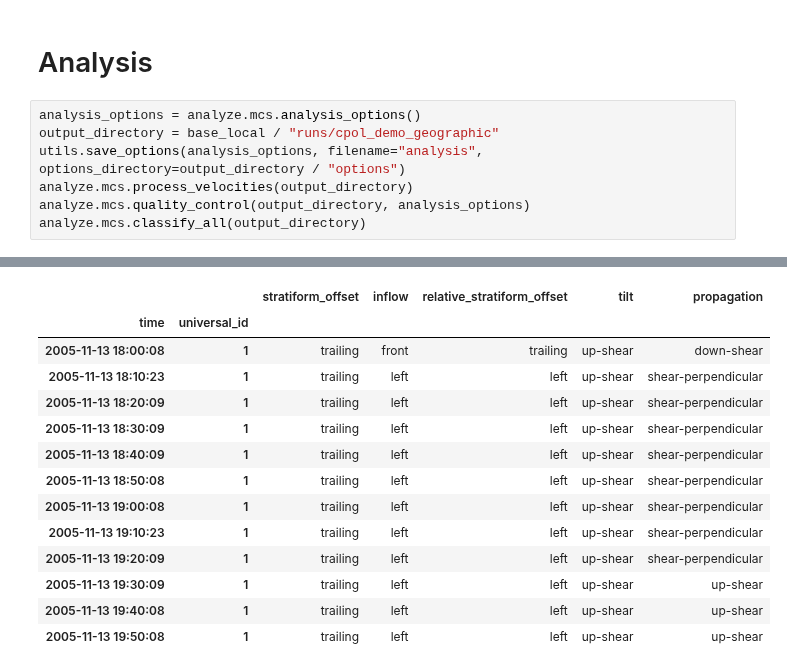
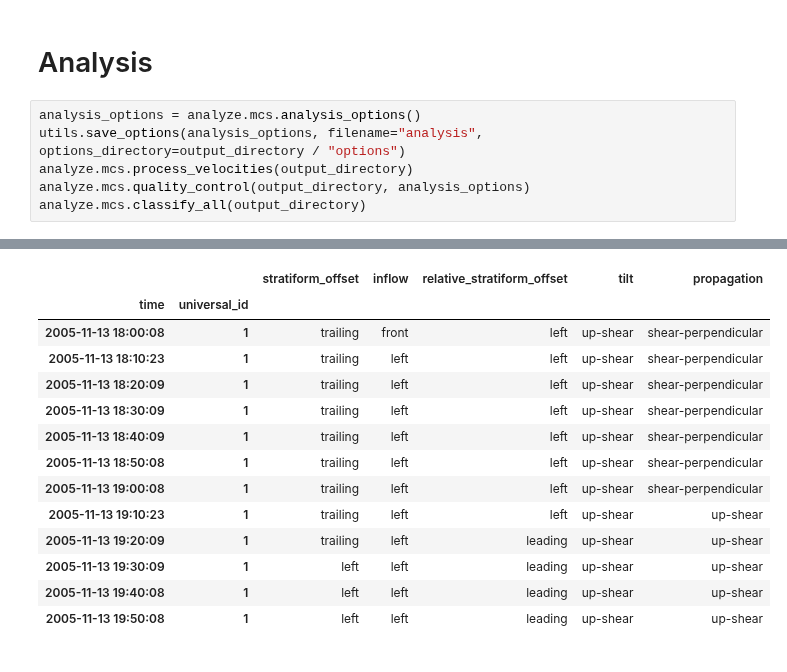
Before and after one commit to THUNER-project/THUNER, a Jupyter notebook: demo/cpol.ipynb, the cells around one changed output, grey strips where cells are left out. Drawn from its saved outputs; the diff is of its cells as text.

```diff
--- a/demo/cpol.ipynb
+++ b/demo/cpol.ipynb
@@ -185,7 +166,6 @@ tracks = track.simultaneous_track(
 # Analysis
 # %%
 analysis_options = analyze.mcs.analysis_options()
-output_directory = base_local / "runs/cpol_demo_geographic"
 utils.save_options(analysis_options, filename="analysis", options_directory=output_directory / "options")
 analyze.mcs.process_velocities(output_directory)
 analyze.mcs.quality_control(output_directory, analysis_options)
@@ -201,16 +174,16 @@ analyze.mcs.classify_all(output_directory)
 |  |  | stratiform_offset | inflow | relative_stratiform_offset | tilt | propagation |
 | time | universal_id |  |  |  |  |  |
-| 2005-11-13 18:00:08 | 1 | trailing | front | trailing | up-shear | down-shear |
+| 2005-11-13 18:00:08 | 1 | trailing | front | left | up-shear | shear-perpendicular |
 | 2005-11-13 18:10:23 | 1 | trailing | left | left | up-shear | shear-perpendicular |
 | 2005-11-13 18:20:09 | 1 | trailing | left | left | up-shear | shear-perpendicular |
 | 2005-11-13 18:30:09 | 1 | trailing | left | left | up-shear | shear-perpendicular |
 | 2005-11-13 18:40:09 | 1 | trailing | left | left | up-shear | shear-perpendicular |
 | 2005-11-13 18:50:08 | 1 | trailing | left | left | up-shear | shear-perpendicular |
 | 2005-11-13 19:00:08 | 1 | trailing | left | left | up-shear | shear-perpendicular |
-| 2005-11-13 19:10:23 | 1 | trailing | left | left | up-shear | shear-perpendicular |
-| 2005-11-13 19:20:09 | 1 | trailing | left | left | up-shear | shear-perpendicular |
-| 2005-11-13 19:30:09 | 1 | trailing | left | left | up-shear | up-shear |
-| 2005-11-13 19:40:08 | 1 | trailing | left | left | up-shear | up-shear |
-| 2005-11-13 19:50:08 | 1 | trailing | left | left | up-shear | up-shear |
+| 2005-11-13 19:10:23 | 1 | trailing | left | left | up-shear | up-shear |
+| 2005-11-13 19:20:09 | 1 | trailing | left | leading | up-shear | up-shear |
+| 2005-11-13 19:30:09 | 1 | left | left | leading | up-shear | up-shear |
+| 2005-11-13 19:40:08 | 1 | left | left | leading | up-shear | up-shear |
+| 2005-11-13 19:50:08 | 1 | left | left | leading | up-shear | up-shear |
 # %%
 figure_options = visualize.option.horizontal_attribute_options(
```
Also changed, not shown: parts of 6 cells of this notebook, 10 other files.
